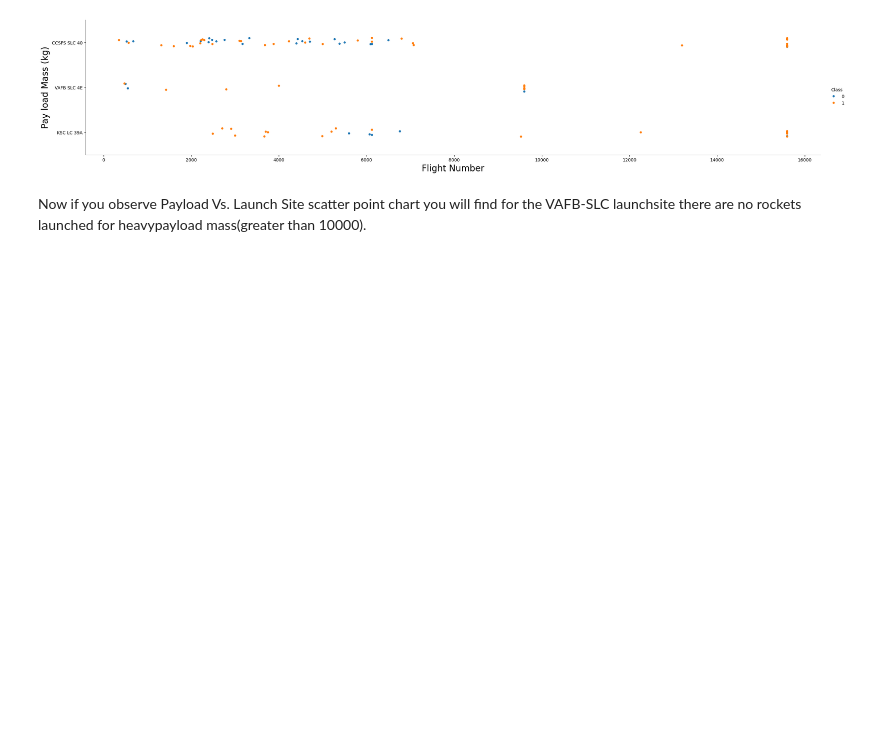
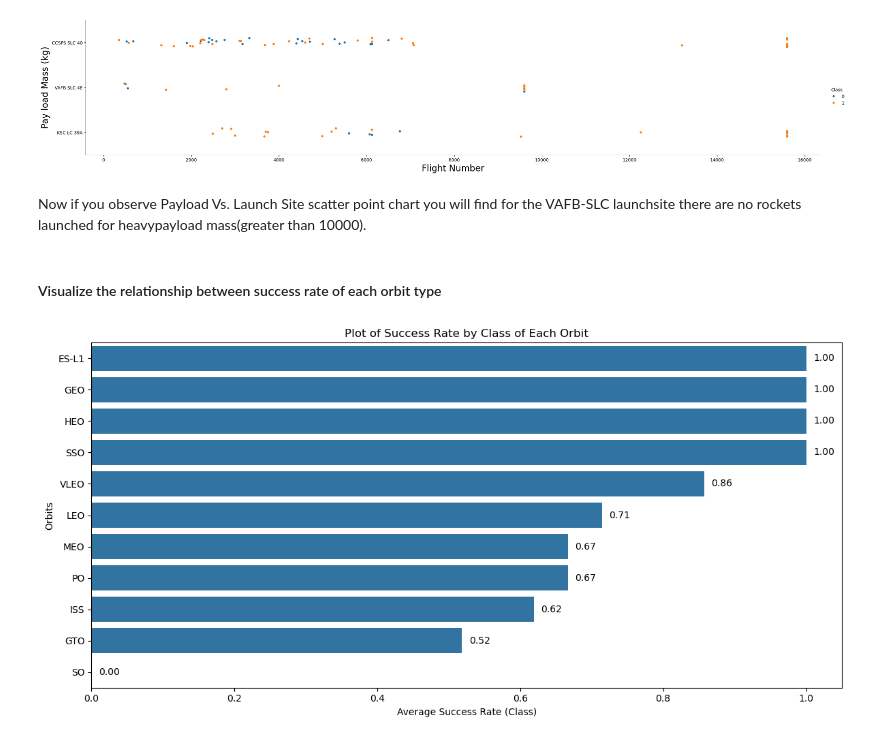
Before and after one commit to ClaudioChavarria/Rocket-Landing-Success-ML, a Jupyter notebook: 03-eda_and_feature_engineering/03-eda-and-feature-engineering.ipynb, the cells around one changed output. Drawn from its saved outputs; the diff is of its cells as text; code cells hidden in the pictures; blank space fills up the shorter version.

Commit message:
feat(eda&fe): exploratory data analysis part 2

```diff
--- a/03-eda_and_feature_engineering/03-eda-and-feature-engineering.ipynb
+++ b/03-eda_and_feature_engineering/03-eda-and-feature-engineering.ipynb
@@ -57,3 +61,36 @@ plt.show()
 [figure]
 # %% [markdown]
 Now if you observe Payload Vs. Launch Site scatter point chart you will find for the VAFB-SLC  launchsite there are no  rockets  launched for  heavypayload mass(greater than 10000).
+# %% [markdown]
+#### Visualize the relationship between success rate of each orbit type
+# %%
+# Group data by 'Orbit' and calculate the mean success rate ('Class') for each orbit
+grouped_orbits = df.groupby(by=['Orbit'])['Class'].mean().sort_values(ascending=False).reset_index()
+
+# Create a figure and axis for the horizontal bar chart
+fig, ax = plt.subplots(figsize=(12, 6))
+
+# Generate a horizontal bar chart
+sns.barplot(x='Class', y='Orbit', data=grouped_orbits, ax=ax, orient='h')
+
+# Add labels to each bar
+for p in ax.patches:
+    # Get the width of each bar
+    width = p.get_width()
+
+    # Add the label at the end of each bar
+    ax.text(width + 0.01, p.get_y() + p.get_height() / 2,
+            f'{width:.2f}', va='center', ha='left', fontsize=10)
+
+# Set the title and axis labels for the chart
+ax.set_title('Plot of Success Rate by Class of Each Orbit', fontdict={'size': 12})
+ax.set_xlabel('Average Success Rate (Class)', fontsize=10)
+ax.set_ylabel('Orbits', fontsize=10)
+
+# Adjust layout to ensure everything fits well
+plt.tight_layout()
+
+# Display the chart
+plt.show()
+# %% [output]
+[figure, added]
```
Also changed, not shown: parts of 11 cells of this notebook.
